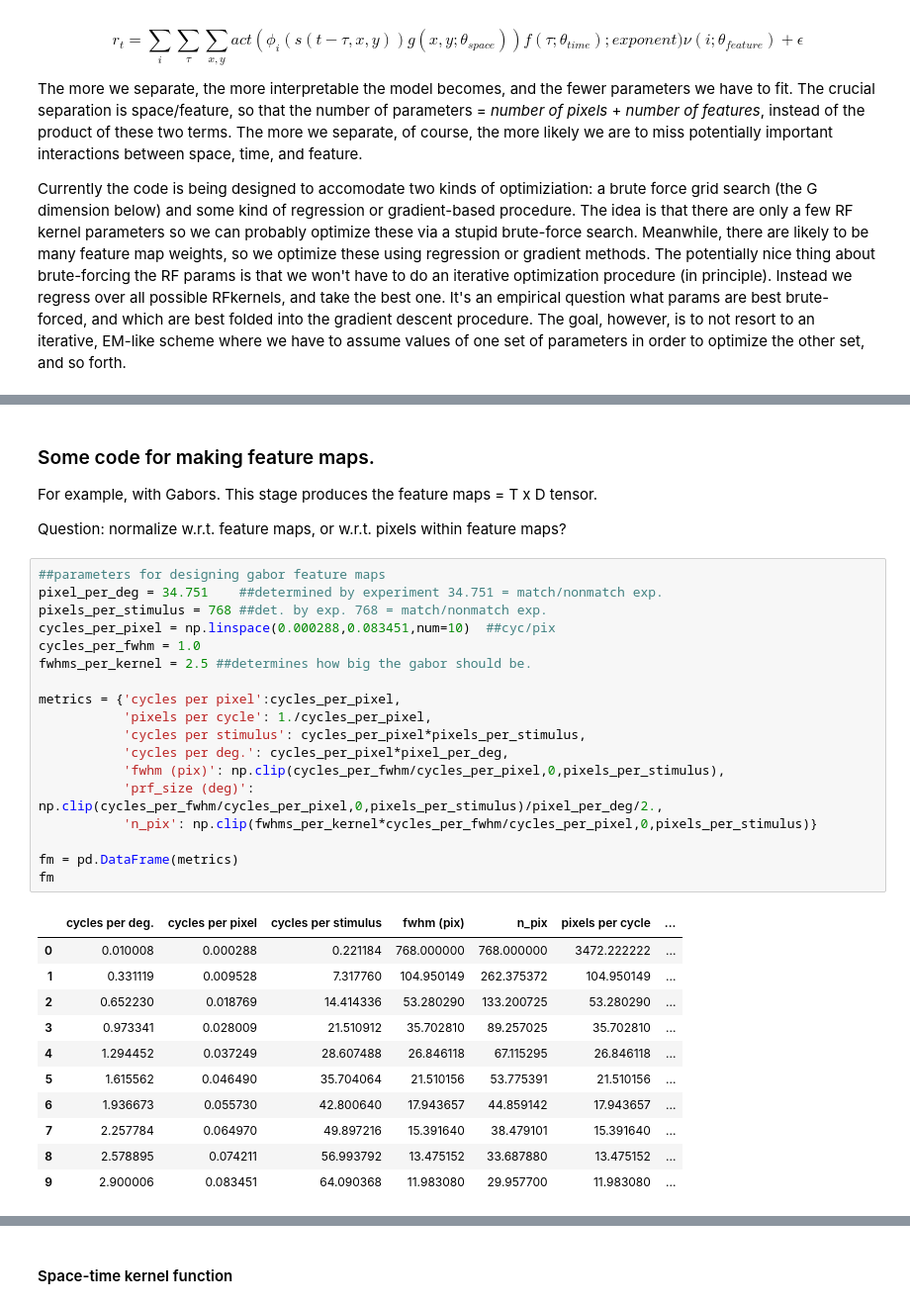
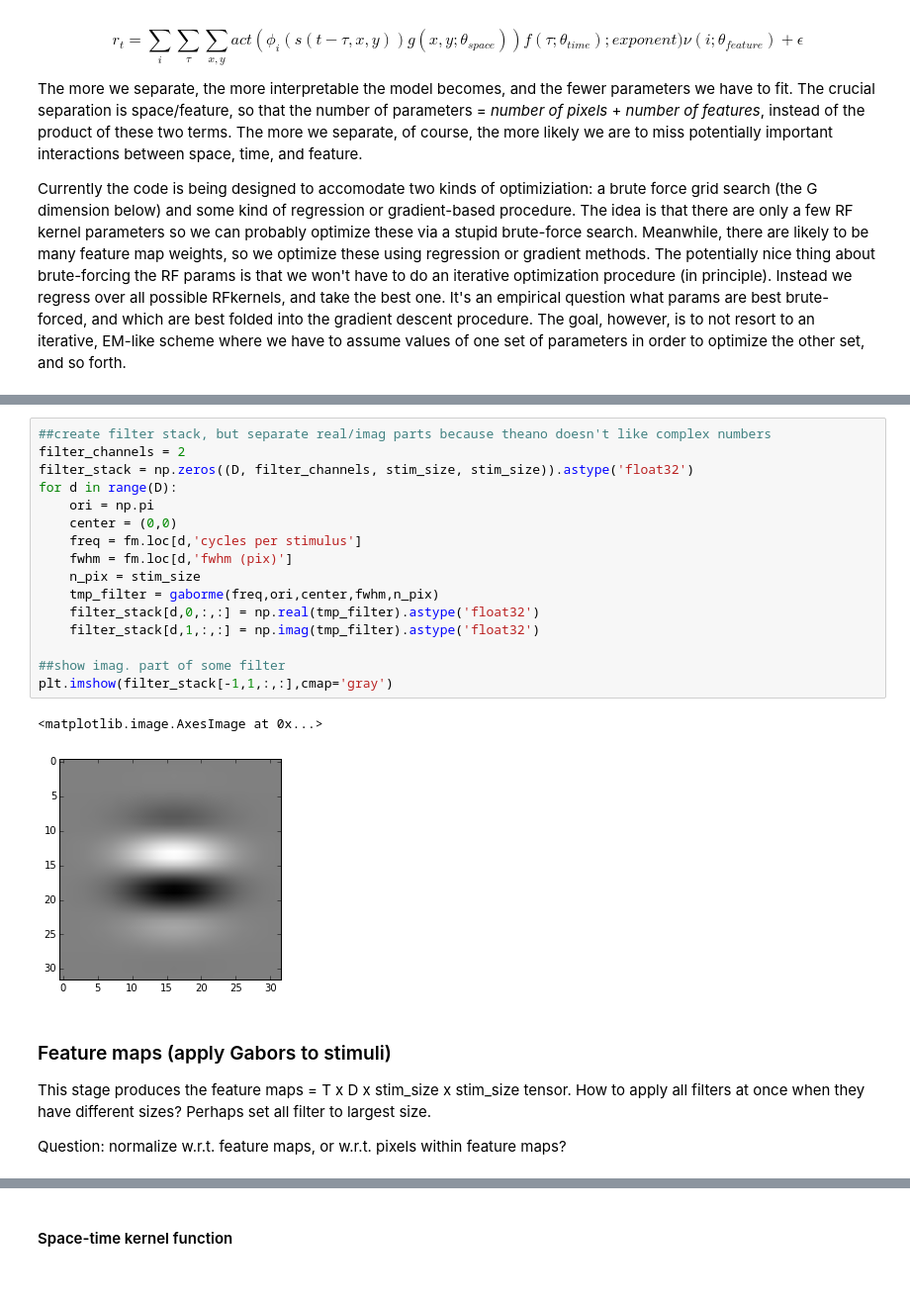
Before and after one commit to ChangdeDu/hrf_fitting, a Jupyter notebook: scripts/space_time_feature_separable_models.ipynb, the cells around one changed output, grey strips where cells are left out. Shown: that part at 99% size. Drawn from its saved outputs; the diff is of its cells as text; blank space fills up the shorter version.

```diff
--- a/scripts/space_time_feature_separable_models.ipynb
+++ b/scripts/space_time_feature_separable_models.ipynb
@@ -42,36 +106,26 @@ Using gpu device 0: GeForce GTX 760
+# %%
+##create filter stack, but separate real/imag parts because theano doesn't like complex numbers
+filter_channels = 2
+filter_stack = np.zeros((D, filter_channels, stim_size, stim_size)).astype('float32')
+for d in range(D):
+    ori = np.pi
+    center = (0,0)
+    freq = fm.loc[d,'cycles per stimulus']
+    fwhm = fm.loc[d,'fwhm (pix)']
+    n_pix = stim_size
+    tmp_filter = gaborme(freq,ori,center,fwhm,n_pix)
+    filter_stack[d,0,:,:] = np.real(tmp_filter).astype('float32')
+    filter_stack[d,1,:,:] = np.imag(tmp_filter).astype('float32')
+
+##show imag. part of some filter
+plt.imshow(filter_stack[-1,1,:,:],cmap='gray')
+# %% [output]
+<matplotlib.image.AxesImage at 0x...>
+[figure, added]
 # %% [markdown]
-### Some code for making feature maps.
-For example, with Gabors.
-This stage produces the feature maps =  T x D tensor.
+### Feature maps (apply Gabors to stimuli)
+This stage produces the feature maps =  T x D x stim_size x stim_size tensor.
+How to apply all filters at once when they have different sizes?
+Perhaps set all filter to largest size.
 
 Question: normalize w.r.t. feature maps, or w.r.t. pixels within feature maps?
-# %%
-##parameters for designing gabor feature maps
-pixel_per_deg = 34.751    ##determined by experiment 34.751 = match/nonmatch exp.
-pixels_per_stimulus = 768 ##det. by exp. 768 = match/nonmatch exp.
-cycles_per_pixel = np.linspace(0.000288,0.083451,num=10)  ##cyc/pix
-cycles_per_fwhm = 1.0
-fwhms_per_kernel = 2.5 ##determines how big the gabor should be.
-
-metrics = {'cycles per pixel':cycles_per_pixel,
-           'pixels per cycle': 1./cycles_per_pixel,
-           'cycles per stimulus': cycles_per_pixel*pixels_per_stimulus,
-           'cycles per deg.': cycles_per_pixel*pixel_per_deg,
-           'fwhm (pix)': np.clip(cycles_per_fwhm/cycles_per_pixel,0,pixels_per_stimulus),
-           'prf_size (deg)': np.clip(cycles_per_fwhm/cycles_per_pixel,0,pixels_per_stimulus)/pixel_per_deg/2.,
-           'n_pix': np.clip(fwhms_per_kernel*cycles_per_fwhm/cycles_per_pixel,0,pixels_per_stimulus)}
-
-fm = pd.DataFrame(metrics)
-fm
-# %% [output]
-|  | cycles per deg. | cycles per pixel | cycles per stimulus | fwhm (pix) | n_pix | pixels per cycle | ... |
-| 0 | 0.010008 | 0.000288 | 0.221184 | 768.000000 | 768.000000 | 3472.222222 | ... |
-| 1 | 0.331119 | 0.009528 | 7.317760 | 104.950149 | 262.375372 | 104.950149 | ... |
-| 2 | 0.652230 | 0.018769 | 14.414336 | 53.280290 | 133.200725 | 53.280290 | ... |
-| 3 | 0.973341 | 0.028009 | 21.510912 | 35.702810 | 89.257025 | 35.702810 | ... |
-| 4 | 1.294452 | 0.037249 | 28.607488 | 26.846118 | 67.115295 | 26.846118 | ... |
-| 5 | 1.615562 | 0.046490 | 35.704064 | 21.510156 | 53.775391 | 21.510156 | ... |
-| 6 | 1.936673 | 0.055730 | 42.800640 | 17.943657 | 44.859142 | 17.943657 | ... |
-| 7 | 2.257784 | 0.064970 | 49.897216 | 15.391640 | 38.479101 | 15.391640 | ... |
-| 8 | 2.578895 | 0.074211 | 56.993792 | 13.475152 | 33.687880 | 13.475152 | ... |
-| 9 | 2.900006 | 0.083451 | 64.090368 | 11.983080 | 29.957700 | 11.983080 | ... |
```
Also changed, not shown: parts of 49 cells of this notebook, 1 other file.
